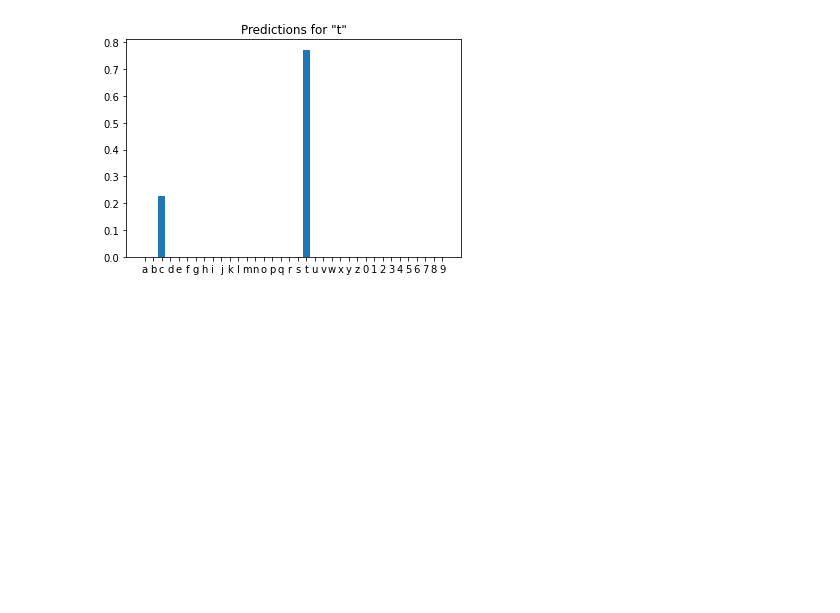
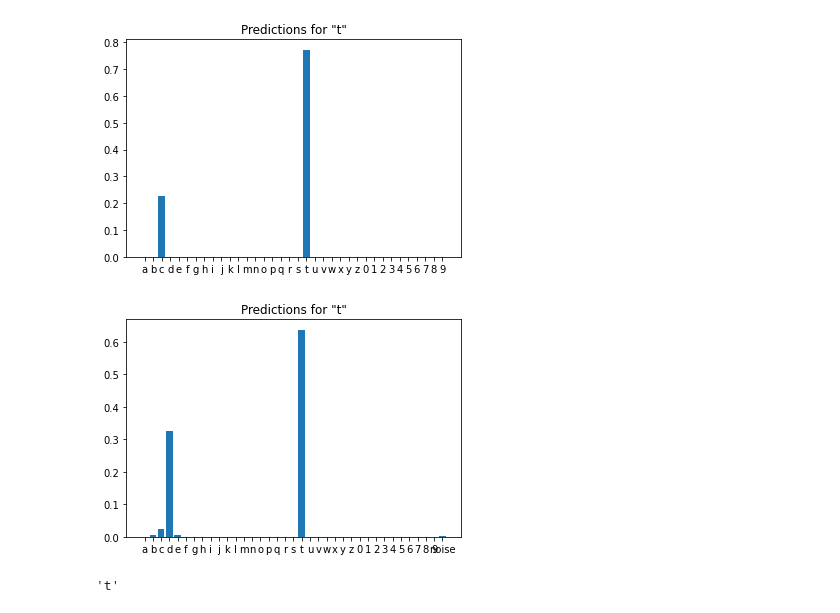
Before and after one commit to gooday2die/Anti-Captcha-Sound, a Jupyter notebook: ResultTesting.ipynb, the cells around one changed output. Drawn from its saved outputs; the diff is of its cells as text; code cells hidden in the pictures; blank space fills up the shorter version.

```diff
--- a/ResultTesting.ipynb
+++ b/ResultTesting.ipynb
@@ -234,3 +223,8 @@ def predict_sound(file_name, graphing=False):
             plt.show()
 
     return class_label
+# %%
+predict_sound("./test.wav", True)
+# %% [output]
+[figure, added]
+'t'
```
Also changed, not shown: parts of 14 cells of this notebook, 8 other files.
